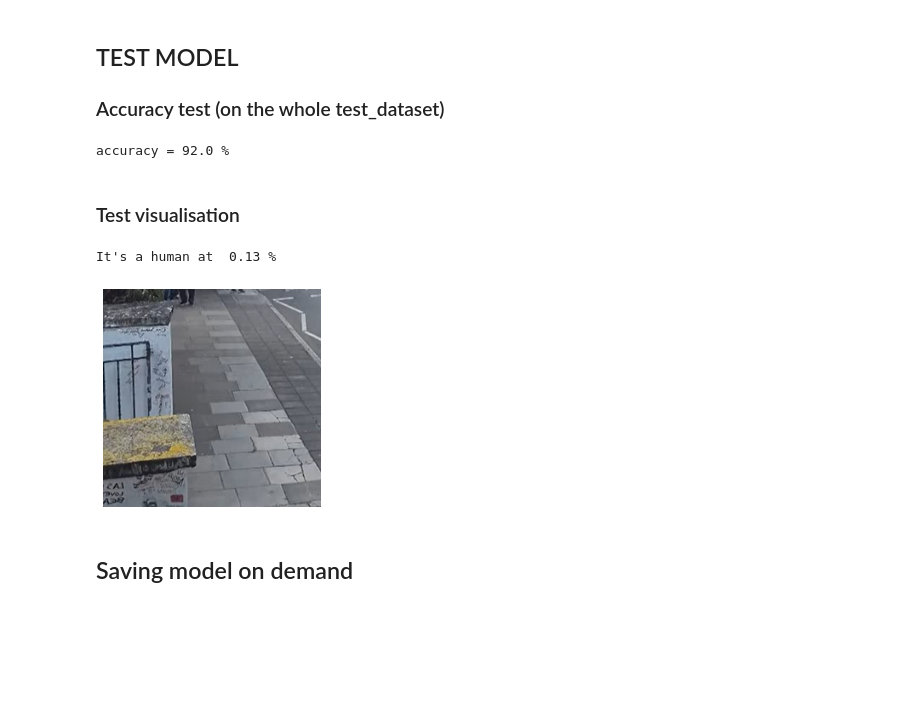
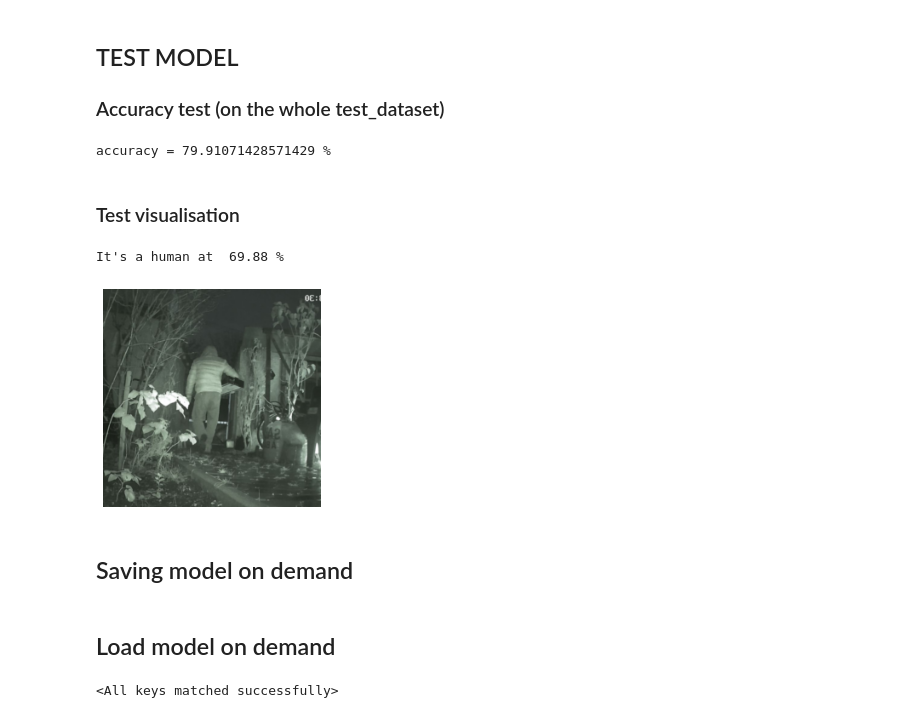
Before and after one commit to Tartenpi0m/Human-Detection-AI, a Jupyter notebook: ia_try.ipynb, the cells around one changed output. Cells and saved outputs as stored; diff of their text form; code cells hidden in the pictures; blank space fills up the shorter version.

Commit message:
Test sur le dataset de M.VALICA Inclusion des tests dans la boucle d'entrainement Quelques modeles sauvegardés

```diff
--- a/ia_try.ipynb
+++ b/ia_try.ipynb
@@ -57,0 +78,7 @@ labels type :  torch.Size([20])
+# %%
+images, labels= next(iter(test_valica_dataloader))
+
+helper.imshow(images[0], normalize=False)
+
+print("images type : ", images.shape)
+print("labels type : ", labels.shape)
@@ -101,8 +135,6 @@ else:
 for param in model.parameters():
     param.requires_grad = False
 
-#Add our classifier to our pretrained network
-model.classifier = classifier
 
 #move model on the right device
 model.to(device)
@@ -112,9 +144,6 @@ for param in model.classifier.parameters():
     param.requires_grad = True
 
 #optimizer
-optimizer = optim.SGD(model.parameters(), lr=0.05)
-
-#training mode
-model.train()
+optimizer = optim.Adam(model.parameters(), lr=0.001)
 # %% [output]
 Train on GPU
@@ -120,0 +152,5 @@ Train on GPU
+# %%
+#TEST DATALOADER
+
+#choose you dataloader -> test_ &autocompletion OR train_ &autocompletion
+a_test_dataloader = test_dataloader
@@ -160,12 +254,15 @@ Train over !
 ## TEST MODEL
 ### Accuracy test (on the whole test_dataset)
 # %%
+#choose you dataloader -> test_ &autocompletion
+a_dataloader = test_valica_dataloader
+
 model.eval()
 
 accuracy = 0
 i = 0
 with torch.no_grad():
-    for images, labels in test_dataloader:
+    for images, labels in a_dataloader:
         images, labels = images.to(device), labels.to(device)
 
         output = model.forward(images)
@@ -175,36 +272,34 @@ with torch.no_grad():
 
         top_p, top_class = proba.topk(1, dim=1)
         equal = top_class == labels.view(*top_class.shape)
-
-        i+=1
         accuracy += torch.sum(equal).item()
-    print("accuracy =",(accuracy/(len(test_dataloader.dataset)))*100,"%")
+    print("accuracy =",(accuracy/(len(a_dataloader.dataset)))*100,"%")
 # %% [output]
-accuracy = 92.0 %
+accuracy = 79.91071428571429 %
 # %% [markdown]
 ### Test visualisation
 # %%
+#choose you dataloader -> test_ &autocompletion
+a_dataloader = test_valica_dataloader
+
 model.eval()
 
-images, labels = next(iter(test_dataloader))
+images, labels = next(iter(a_dataloader))
 helper.imshow(images[i].cpu(), normalize=False)
 
 
 images = images.to(device)
 labels = labels.to(device)
 
 
-
-
-
 with torch.no_grad():
     output =  model.forward(images)
     proba = torch.exp(output)
 
-print("It's a human at ", round(proba[i,0].item(),2), "%")
+print("It's a human at ", round(proba[i,0].item()*100,2), "%")
 # %% [output]
-It's a human at  0.13 %
+It's a human at  69.88 %
-[figure, old version]
+[figure, new version]
 # %% [markdown]
 ## Saving model on demand
 # %%
@@ -213 +308,9 @@ model_name = "YOUR_MODEL_NAME"
 torch.save(model.state_dict(), "trained_models/" + model_name)
+# %% [markdown]
+## Load model on demand
+# %%
+#Which mode do you want to load ?
+model_name = "adam_0.01_ConstantinWarner_drop0.02"
+model.load_state_dict(torch.load("trained_models/" + model_name))
+# %% [output]
+<All keys matched successfully>
```
Also changed, not shown: parts of 13 cells of this notebook.
